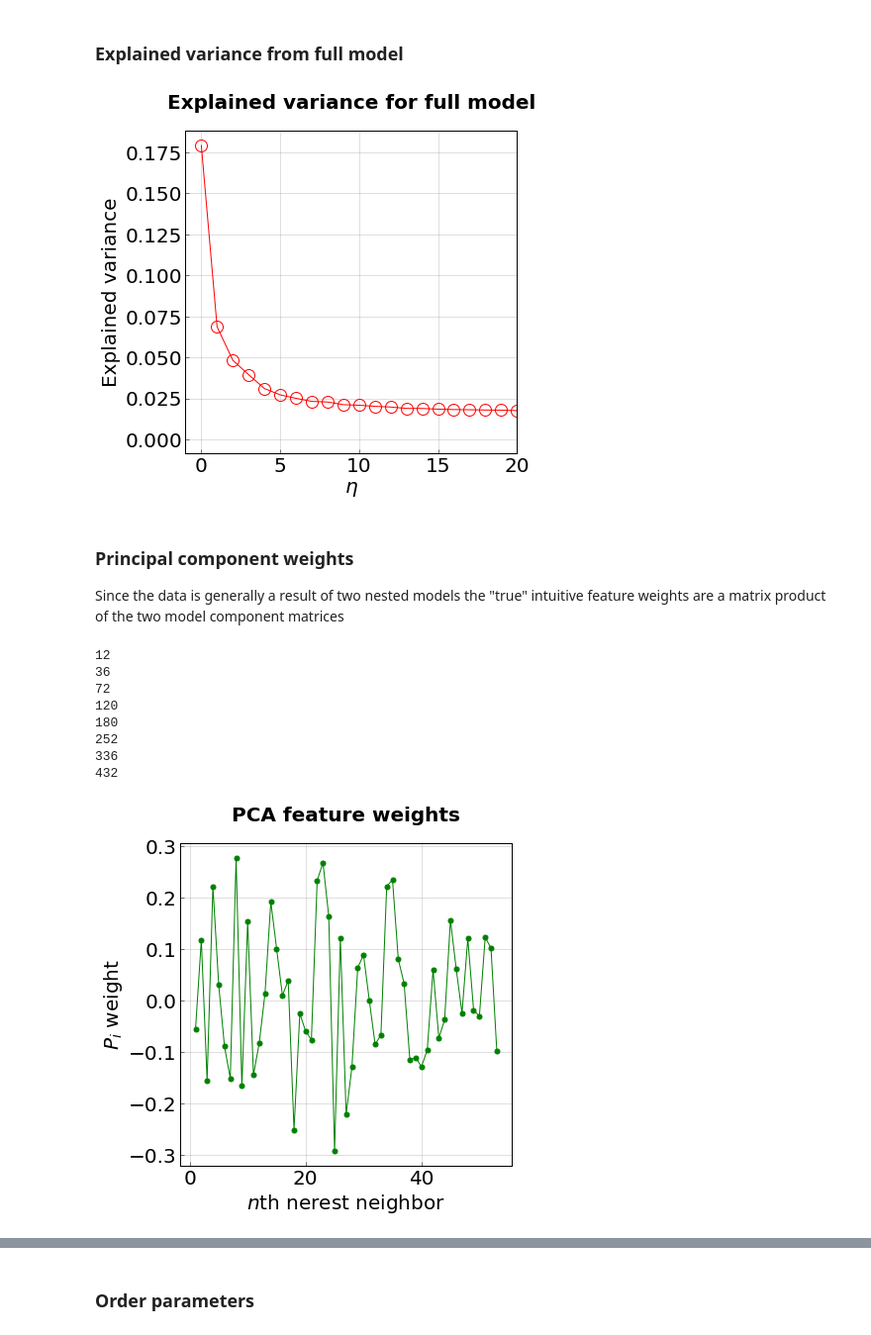
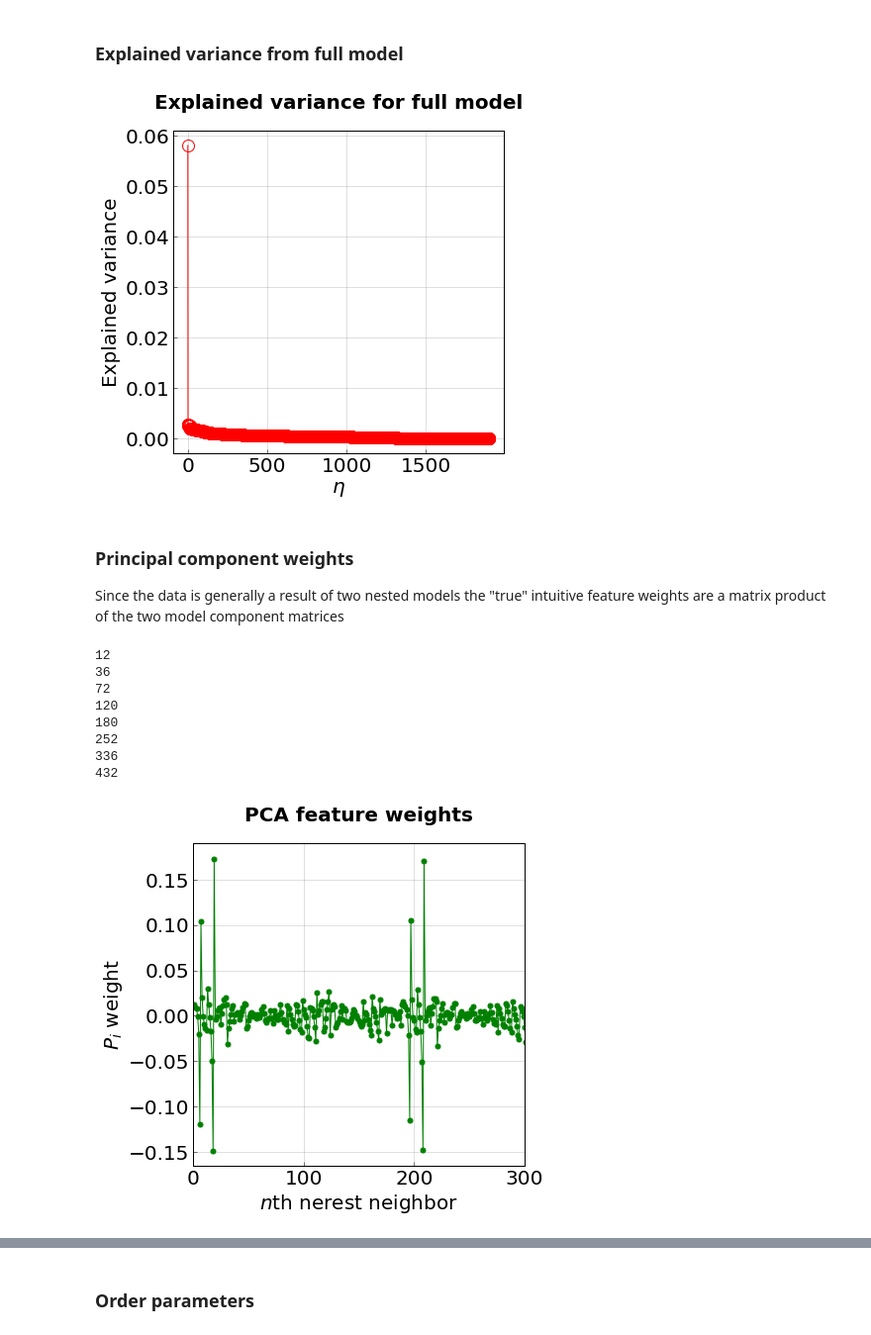
Before and after one commit to truskett-group-ut/hard_disks_pca, a Jupyter notebook: analysis_notebook.ipynb, the cells around one changed output, grey strips where cells are left out. Shown at 99% size. Saved outputs shown, nothing was run; the diff lists cells and outputs as text; code cells hidden in the pictures.

```diff
--- a/analysis_notebook.ipynb
+++ b/analysis_notebook.ipynb
@@ -118,15 +133,19 @@ file_data = [(arange(0.7405, 0.740501, 0.005), '../hoomd_spheres/trajectories_40
 # %% [markdown]
 #### Widom-Rowlinson
 # %%
-N_nn = 3200/2 #number of nearest nighbors for pca analysis
+N_nn = 3200#/2 #number of nearest nighbors for pca analysis
 split = 1 #chunks the data up so it can be processed by the pca tool if really large
 ####particle_inc = 200 #skip this many particles in generating features
-nn_inc = 10#100 #reduces the number of nearest neighbors to include as features
+nn_inc = 4#100 #reduces the number of nearest neighbors to include as features
 ####method = ['distance']
-remove_types = ['B']# ['B']
+remove_types = []# ['B']
 shuffle_data = True
 N_batch = 1
-batches_per_frame = 20
+batches_per_frame = 1
+#probe_particle_indicies = arange(0,4096,1)[0::200]
+probe_particle_indicies = array([1,2,3,-1,-2,-3,-4,-5,-6,-7])
+feature_type = 'composition'
+#feature_type = 'position'
 # %%
 #specify what data to read in and process
 traj_type = 'gsd'
@@ -134,7 +153,7 @@ file_data = [(arange(0.100, 2.06001, 0.04), '../hoomd_disks/trajectories_ww_4000
 # %%
 #specify what data to read in and process
 traj_type = 'gsd'
-file_data = [(arange(0.100, 3.50001, 0.04), '../hoomd_disks/trajectories_ww_4000p_0.25', 100000)]
+file_data = [(arange(0.100, 2.50001, 0.04), '../hoomd_disks/trajectories_ww_4000p_0.25', 100000)]
 # %% [markdown]
 ### Density range and color ids for plotting
 # %%
@@ -247,17 +266,22 @@ for phase in __phases__:
             OPs_sq_single = []
             OPs_abs_single = []
             for frames_partial in frames_split:
-                features_partial = TrajectoryToFeaturesPosition(frames_partial,
-                                                                N_nn=N_nn,
-                                                                nn_inc=nn_inc,
-                                                                N_batch=N_batch,
-                                                                batches_per_frame=batches_per_frame)
+                if feature_type =='position':
+                    features_partial = TrajectoryToFeaturesPosition(frames_partial,
+                                                                    N_nn=N_nn,
+                                                                    nn_inc=nn_inc,
+                                                                    N_batch=N_batch,
+                                                                    batches_per_frame=batches_per_frame)
+                elif feature_type == 'composition':
+                    features_partial = TrajectoryToFeaturesComposition(frames_partial,
+                                                                       probe_particle_indicies)
 
                 #free up some memory
                 frames_partial = None
 
                 #check that n_rows > n_columns as this is neccesary for accuracy and the ideal gas transformation to be valid
                 if features_partial.shape[0] < features_partial.shape[1] and phase in ['fit_whitener', 'fit_model']:
+                    print 'partial feature shape = {}'.format(features_partial.shape)
                     raise Exception('The partial feature set has less rows than columns!')
                 print 'partial feature shape = {}'.format(features_partial.shape)
 
@@ -627,7 +667,7 @@ plt.show()
 # %%
 #plot the principal components
 colors = 200*['green', 'purple', 'orange', 'teal', 'black', 'red']
-for i in range(0,3):
+for i in range(0, 1):
     p_data = incpca_ig.components_[i]
     plt.plot(range(len(p_data)), p_data, marker='o', linewidth = 1.0, markersize=5, color = colors[i])
 
@@ -648,9 +688,9 @@ plt.rcParams['xtick.direction'] = 'in'
 plt.rcParams['ytick.direction'] = 'in'
 
 #axis range and labels (also specify if log or not)
-#plt.xlim(1,11)
+#plt.xlim(1,100)
 #plt.ylim(-0.001,0.001)
-#plt.ylim(0,0.5)
+#plt.ylim(0,0.1)
 #plt.ylim(-2,1.5)
 #plt.ylim(5, 13)
 #plt.ylim(1, 0.001)
@@ -693,7 +733,7 @@ plt.rcParams['xtick.direction'] = 'in'
 plt.rcParams['ytick.direction'] = 'in'
 
 #plt.yscale('log')
-plt.xlim(-1,20)
+#plt.xlim(-1,20)
 #plt.ylim(0.003,0.4)
 #plt.yscale('log')
 
@@ -706,7 +746,7 @@ plt.title('Explained variance for full model', y=1.05, fontdict = title_font)
 
 plt.show()
 # %% [output]
-[figure, old version]
+[figure, new version]
 # %% [markdown]
 ### Principal component weights
 
@@ -726,8 +766,9 @@ for i in arange(12,100,12):
 #plot the principal components
 colors = 200*['green', 'purple', 'orange', 'teal', 'black', 'red']
 for i in range(0,1):
-    p_data = components[i]
-    plt.plot(1+array(range(len(p_data))), p_data, marker='o', linewidth = 1.0, markersize=5, color = colors[i])
+    #p_data = components[i]
+    p_data=components[i]
+    plt.plot(1+array(range(len(p_data))), (p_data), marker='o', linewidth = 1.0, markersize=5, color = colors[i])
 
 #backround grid details
 axes = plt.gca()
@@ -743,33 +784,33 @@ plt.rcParams["figure.figsize"] = [6,6]
 plt.rc('axes',edgecolor='black',linewidth=1)
 plt.tick_params(which='both', axis='both', color='black', length=4, width=0.5)
 plt.rcParams['xtick.direction'] = 'in'
 plt.rcParams['ytick.direction'] = 'in'
 
 #axis range and labels (also specify if log or not)
-#plt.xlim(0,200)
-#plt.ylim(-0.001,0.001)
+plt.xlim(0,300)
+#plt.ylim(-0.05,0.09)
 #plt.ylim(0,0.5)
 #plt.ylim(-2,1.5)
 #plt.ylim(5, 13)
 #plt.ylim(1, 0.001)
 #plt.ylim(-2000.0, 2000)
 
 #plt.xscale('log')
 plt.xlabel(r'$n$th nerest neighbor', y=3, fontsize=20, fontdict = axis_label_font)
 plt.ylabel(r'$P_{i}$ weight', fontsize=20, fontdict = axis_label_font)
 
 #title and axis labels
 plt.tick_params(axis='both', labelsize=20)
 plt.title('PCA feature weights', y=1.05, fontdict = title_font)
 
 plt.show()
 # %% [output]
 12
 36
 72
 120
 180
 252
 336
 432
-[figure, old version]
+[figure, new version]
```
Also changed, not shown: parts of 17 cells of this notebook, 5 other files.
